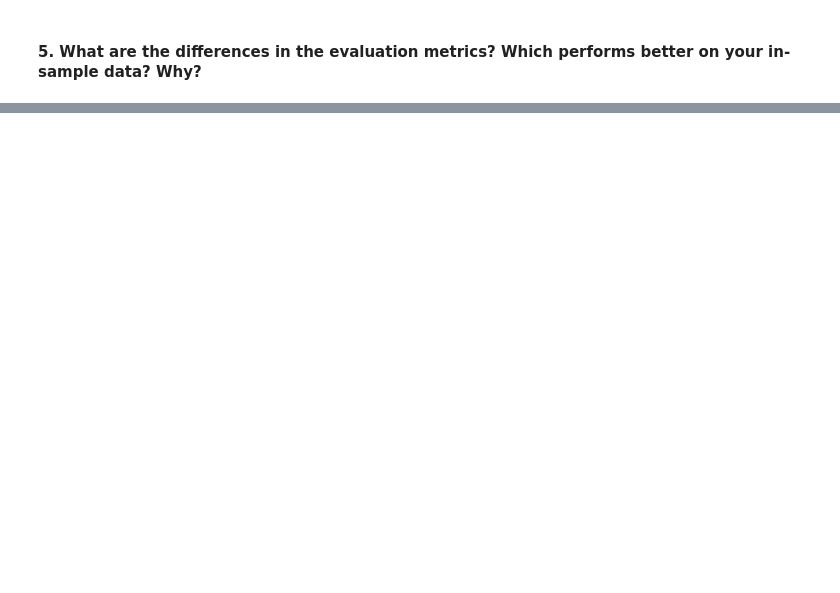
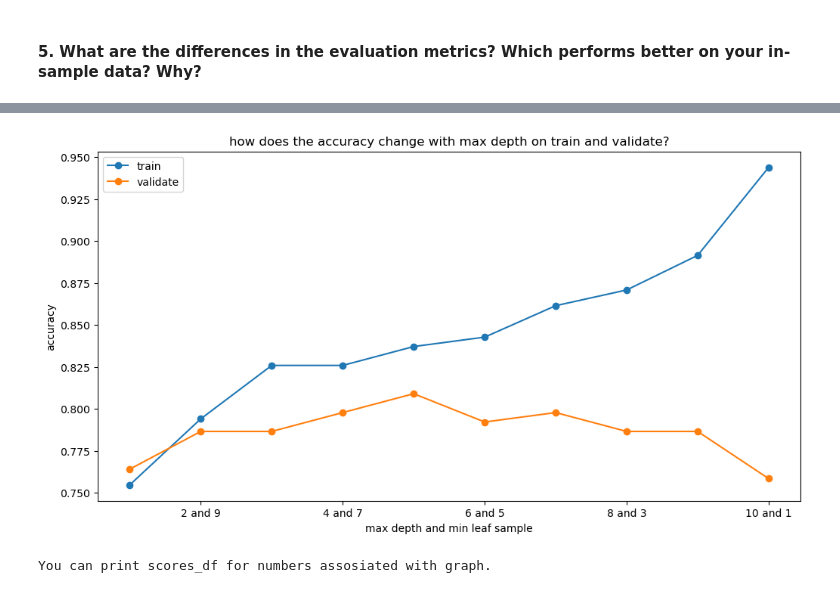
Before and after one commit to manuel-salazar1/classification-exercises, a Jupyter notebook: random_forests.ipynb, the cells around one changed output, grey strips where cells are left out. Cells and saved outputs as stored; diff of their text form; code cells hidden in the pictures; blank space fills up the shorter version.

```diff
--- a/random_forests.ipynb
+++ b/random_forests.ipynb
@@ -168,0 +393,76 @@ weighted avg       0.95      0.94      0.94       534
+# %%
+baseline_accuracy = train[target_variable].value_counts().max() / train[target_variable].value_counts().sum()
+print(f'Baseline Accuracy: {baseline_accuracy:.2%}')
+
+X_train = train.select_dtypes(exclude=['object']).drop(columns=[target_variable]).drop(columns='passenger_id')
+X_validate = validate.select_dtypes(exclude=['object']).drop(columns=[target_variable]).drop(columns='passenger_id')
+X_test = test.select_dtypes(exclude=['object']).drop(columns=[target_variable]).drop(columns='passenger_id')
+
+y_train = train[target_variable]
+y_validate = validate[target_variable]
+y_test = test[target_variable]
+
+rf = RandomForestClassifier(random_state=123, min_samples_leaf=1, max_depth=10)
+rf.fit(X_train, y_train)
+y_pred = rf.predict(X_train)
+
+print('Confusion Matrix:')
+print(confusion_matrix(y_train, y_pred))
+print(classification_report(y_train, y_pred))
+TN, FP, FN, TP = confusion_matrix(y_train, y_pred).ravel()
+
+all_ = (TP + TN + FP + FN)
+
+accuracy = (TP + TN) / all_
+print(f"Accuracy: {accuracy}\n")
+
+TPR = recall = TP / (TP + FN)
+FPR = FP / (FP + TN)
+print(f"True Positive Rate/Sensitivity/Recall/Power: {TPR}")
+print(f"False Positive Rate/False Alarm Ratio/Fall-out: {FPR}")
+
+TNR = TN / (FP + TN)
+FNR = FN / (FN + TP)
+print(f"True Negative Rate/Specificity/Selectivity: {TNR}")
+print(f"False Negative Rate/Miss Rate: {FNR}\n")
+
+precision =  TP / (TP + FP)
+f1 =  2 * ((precision * recall) / ( precision + recall))
+print(f"Precision/PPV: {precision}")
+print(f"F1 Score: {f1}\n")
+
+support_pos = TP + FN
+support_neg = FP + TN
+print(f"Support (0): {support_pos}")
+print(f"Support (1): {support_neg}")
+
+scores_all = []
+for x in range(1,11):
+    rf = RandomForestClassifier(random_state=123, min_samples_leaf=x, max_depth=11-x)
+    rf.fit(X_train, y_train)
+    train_acc = rf.score(X_train, y_train)
+    val_acc = rf.score(X_validate, y_validate)
+
+    scores_all.append([x, 11-x, train_acc, val_acc])
+
+
+scores_df = pd.DataFrame(scores_all, columns=['min_samples_leaf', 'max_depth', 'train_acc', 'val_acc'])
+scores_df['difference'] = scores_df.train_acc - scores_df.val_acc
+
+
+
+plt.figure(figsize=(12,6))
+plt.plot(scores_df.max_depth, scores_df.train_acc, label='train', marker='o')
+plt.plot(scores_df.max_depth, scores_df.val_acc, label='validate', marker='o')
+plt.xlabel('max depth and min leaf sample')
+plt.ylabel('accuracy')
+
+plt.xticks([2,4,6,8,10],
+          [('2 and 9'),('4 and 7'),('6 and 5'),('8 and 3'),('10 and 1')]
+          )
+
+plt.title('how does the accuracy change with max depth on train and validate?')
+plt.legend()
+plt.show()
+print(f'You can print scores_df for numbers assosiated with graph.')
+# %% [output]
@@ -168,0 +486,2 @@ weighted avg       0.95      0.94      0.94       534
+[figure, added]
+You can print scores_df for numbers assosiated with graph.
```
Also changed, not shown: parts of 36 cells of this notebook, 1 other file.
